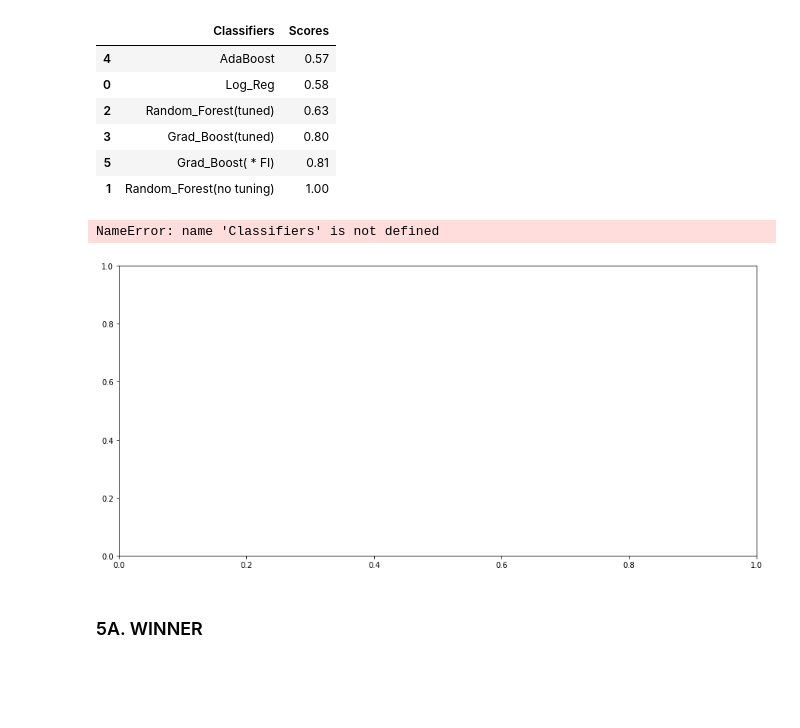
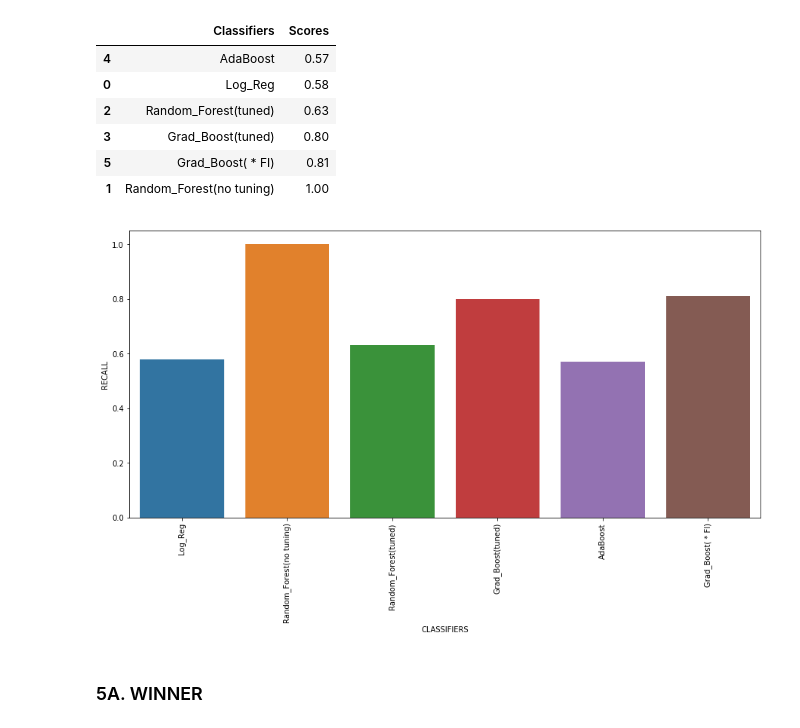
Before and after one commit to asrarahmed01/Projects, a Jupyter notebook: Binary_Classification_Model.ipynb, the cells around one changed output. Saved outputs shown, nothing was run; the diff lists cells and outputs as text; code cells hidden in the pictures; blank space fills up the shorter version.

```diff
--- a/Binary_Classification_Model.ipynb
+++ b/Binary_Classification_Model.ipynb
@@ -1035,14 +1038,13 @@ Scores_df.sort_values("Scores")
 # %%
 fig, ax = plt.subplots()
 fig.set_size_inches(15,7)
-sns.barplot(x=Classifiers, y=Scores, ax=ax)
+sns.barplot(x="Classifiers", y="Scores", data=Scores_df, ax=ax)
 plt.ylabel('RECALL')
-plt.Xlabel('CLASSIFIERS')
+plt.xlabel('CLASSIFIERS')
 plt.xticks(rotation='vertical')
 plt.show()
 # %% [output]
-NameError: name 'Classifiers' is not defined
-[figure, old version]
+[figure, new version]
 # %% [markdown]
 ### 5A. WINNER ###
 # %% [markdown]
```
Also changed, not shown: parts of 3 cells of this notebook.
